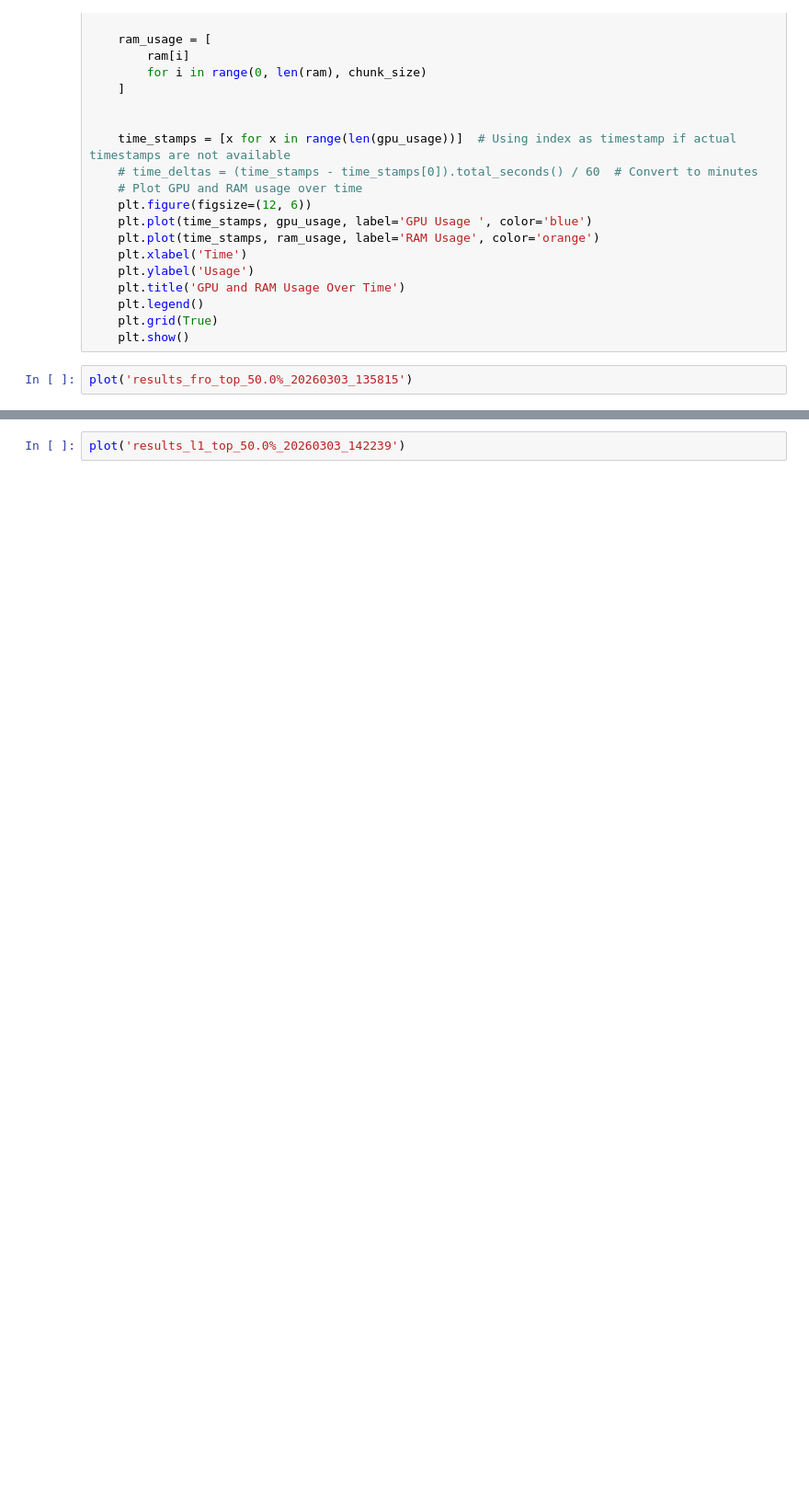
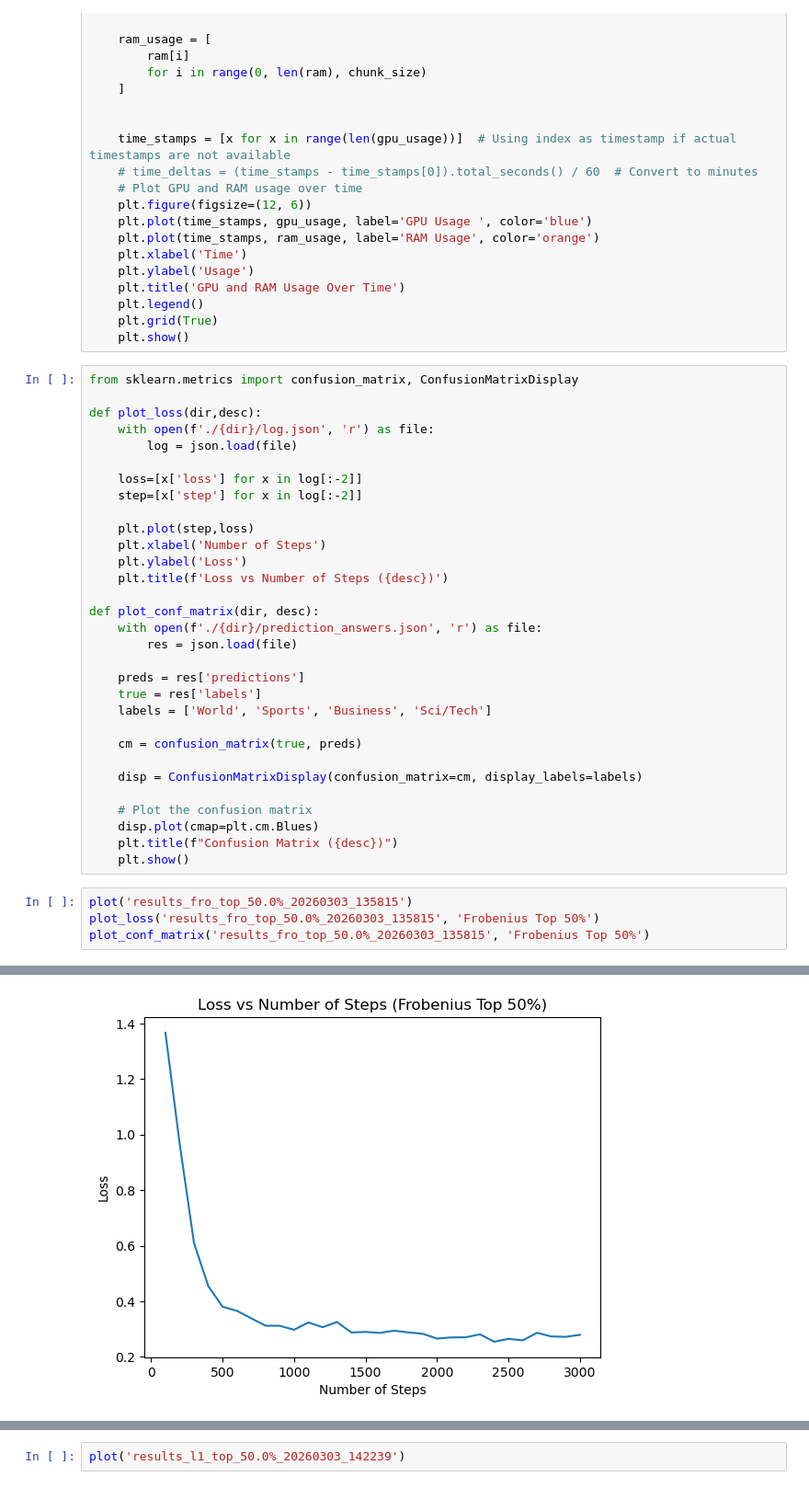
Before and after one commit to Matthew-Elbert/Selective-LoRA-Update-for-Memory-Efficient-LLM-Fine-Tuning, a Jupyter notebook: magnitude/plotting_memory.ipynb, the cells around one changed output, grey strips where cells are left out. Shown at 92% size. Drawn from its saved outputs; the diff is of its cells as text; blank space fills up the shorter version.

```diff
--- a/magnitude/plotting_memory.ipynb
+++ b/magnitude/plotting_memory.ipynb
@@ -36,7 +36,41 @@ def plot(dir):
     plt.legend()
     plt.grid(True)
     plt.show()
+# %%
+from sklearn.metrics import confusion_matrix, ConfusionMatrixDisplay
+
+def plot_loss(dir,desc):
+    with open(f'./{dir}/log.json', 'r') as file:
+        log = json.load(file)
+
+    loss=[x['loss'] for x in log[:-2]]
+    step=[x['step'] for x in log[:-2]]
+
+    plt.plot(step,loss)
+    plt.xlabel('Number of Steps')
+    plt.ylabel('Loss')
+    plt.title(f'Loss vs Number of Steps ({desc})')
+
+def plot_conf_matrix(dir, desc):
+    with open(f'./{dir}/prediction_answers.json', 'r') as file:
+        res = json.load(file)
+
+    preds = res['predictions']
+    true = res['labels']
+    labels = ['World', 'Sports', 'Business', 'Sci/Tech']
+
+    cm = confusion_matrix(true, preds)
+
+    disp = ConfusionMatrixDisplay(confusion_matrix=cm, display_labels=labels)
+
+    # Plot the confusion matrix
+    disp.plot(cmap=plt.cm.Blues)
+    plt.title(f"Confusion Matrix ({desc})")
+    plt.show()
 # %%
 plot('results_fro_top_50.0%_20260303_135815')
+plot_loss('results_fro_top_50.0%_20260303_135815', 'Frobenius Top 50%')
+plot_conf_matrix('results_fro_top_50.0%_20260303_135815', 'Frobenius Top 50%')
 # %% [output]
 [figure]
+[figure, added]
```
Also changed, not shown: parts of 14 cells of this notebook.
